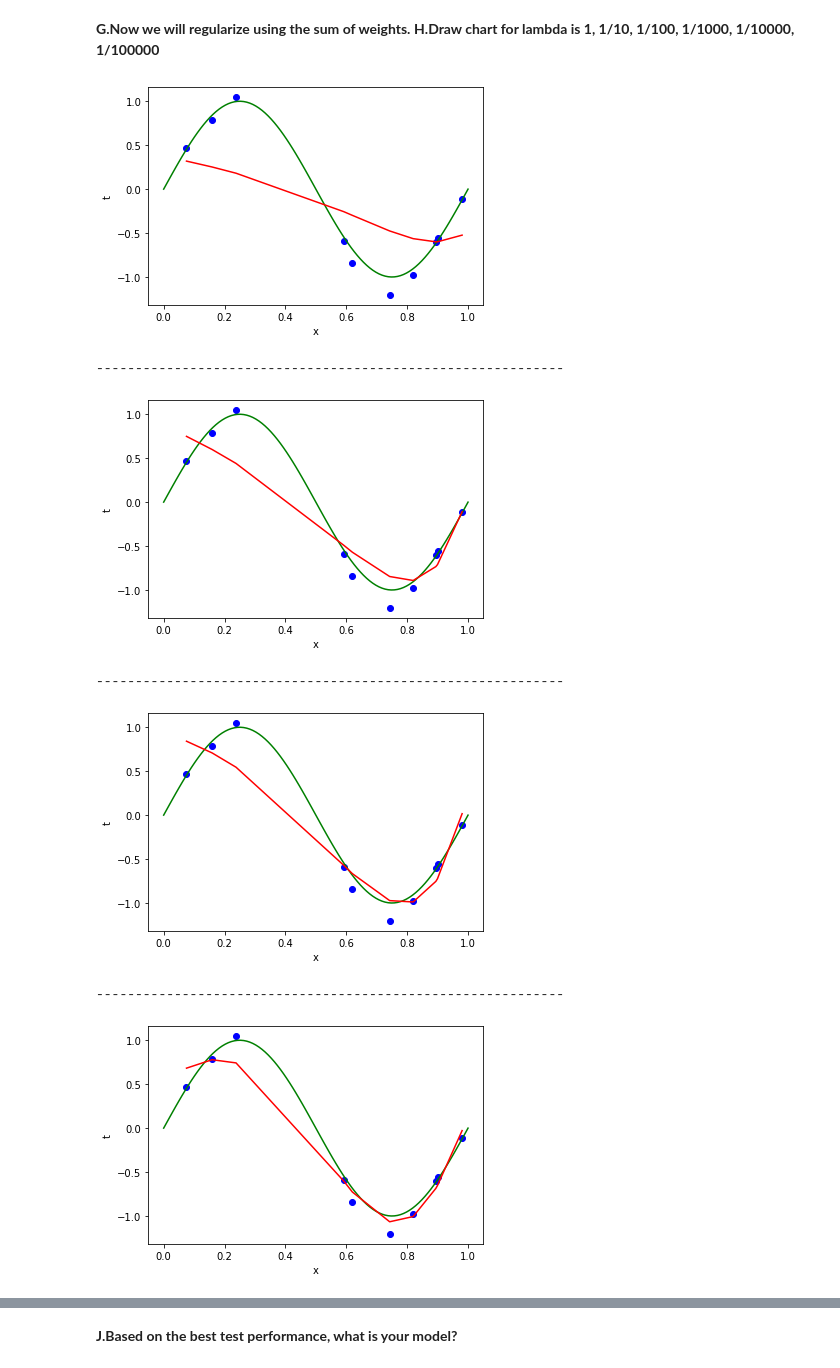
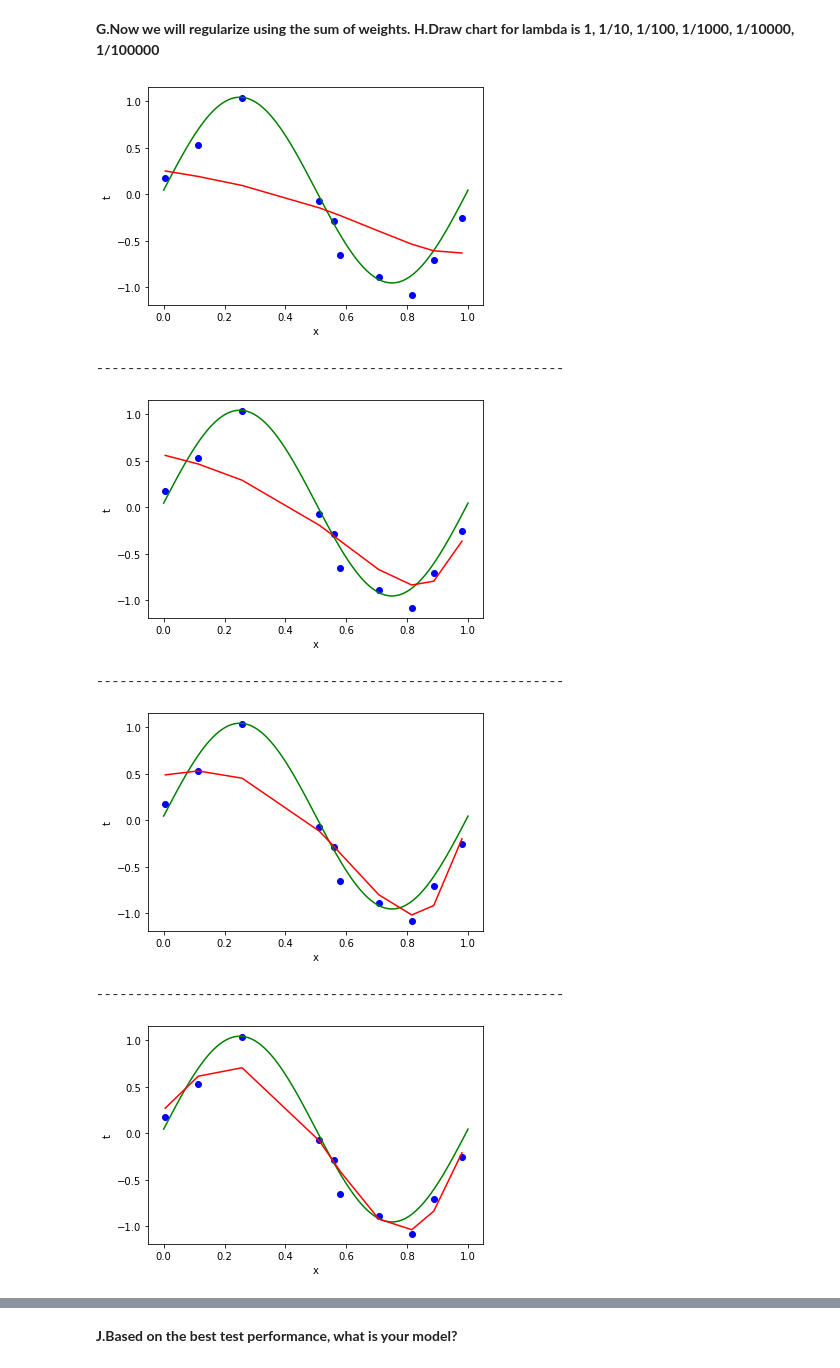
Before and after one commit to vishwanaik15/DMASSIGNMENT02, a Jupyter notebook: Naik_02.ipynb, the cells around one changed output, grey strips where cells are left out. Drawn from its saved outputs; the diff is of its cells as text; code cells hidden in the pictures.

```diff
--- a/Naik_02.ipynb
+++ b/Naik_02.ipynb
@@ -206,9 +229,8 @@ Table of weights
 # %% [markdown]
 <b>D. Draw a chart of fit data
 </b>
-# %%
-#sorted X and Y data simultaneously to get proper line graph ouput
-X_train, Y_train = zip(*sorted(zip(X_train, Y_train)))
+# %%
+X_traindata, Y_traindata = zip(*sorted(zip(X_traindata, Y_traindata)))
 # %%
 print("Chartes for different degrees:")
 for i in range(10):
@@ -303,7 +330,7 @@ Y = []
 for i in range(100):
     X1 = random.uniform(0,1)
     N = np.random.normal(mu,sigma)
-    Y1 = sin(2*pi*X1) + N
+    Y1 = sin(2*pi*X1) + 0.1 * N
     X = np.append(X,X1)
     Y = np.append(Y,Y1)
 new_data = np.column_stack((X,Y))
@@ -340,7 +367,7 @@ Y20 = new_data[:20,1].reshape(-1,1)
 X20,Y20 = zip(*sorted(zip(X20, Y20)))
 # %%
 x = np.linspace(0, 1, 100)
-y = np.sin(2*pi*x)
+y = np.sin(2*pi*x) + 0.1* N
 plt.plot(x,y,color='g')
 
 poly_features=PolynomialFeatures(9)
@@ -366,36 +393,35 @@ train_error_for_lamda = []
 test_error_for_lamda = []
 # %%
 for i in lamda:
+
     x = np.linspace(0, 1, 100)
-    y = np.sin(2*pi*x)
+    y = np.sin(2*pi*x) +  0.1 * N
     plt.plot(x,y,color='g')
 
     poly_features = PolynomialFeatures(9)
-    X_poly = poly_features.fit_transform(X_train)
-    poly_features.fit(X_poly,Y_train)
-    reg = linear_model.Ridge(alpha = i) #taking lamda values in alpha and then fit ridge model
-    reg.fit(X_poly, Y_train)
-
-    Y_pred = reg.predict(poly_features.fit_transform(X_train)) #predict values of Y from X
-
-    plt.scatter(X_train, Y_train, color = 'blue')
-    plt.plot(X_train, Y_pred, color = 'red')
+    X_poly = poly_features.fit_transform(X_traindata)
+    poly_features.fit(X_poly,Y_traindata)
+    reg = linear_model.Ridge(alpha = i)
+    reg.fit(X_poly, Y_traindata)
+    #predicted Y
+    Y_pred = reg.predict(poly_features.fit_transform(X_traindata))
+    plt.scatter(X_traindata, Y_traindata, color = 'blue')
+    plt.plot(X_traindata, Y_pred, color = 'red')
     plt.xlabel('x')
     plt.ylabel('t')
     plt.show()
     print("-"*60)
 
-    #taking two arrays and store both training and testing errors in it
-    rmse = sqrt(mean_squared_error(Y_train, reg.predict(poly_features.fit_transform(X_train))))
+    rmse = sqrt(mean_squared_error(Y_traindata, reg.predict(poly_features.fit_transform(X_traindata))))
     train_error_for_lamda.append(rmse)
-    rmse = sqrt(mean_squared_error(Y_test, reg.predict(poly_features.fit_transform(X_test))))
+    rmse = sqrt(mean_squared_error(Y_testdata, reg.predict(poly_features.fit_transform(X_testdata))))
     test_error_for_lamda.append(rmse)
 # %% [output]
-[figure, old version]
+[figure, new version]
 ------------------------------------------------------------
-[figure, old version]
+[figure, new version]
 ------------------------------------------------------------
-[figure, old version]
+[figure, new version]
 ------------------------------------------------------------
-[figure, old version]
+[figure, new version]
 ------------------------------------------------------------
```
Also changed, not shown: parts of 34 cells of this notebook.
